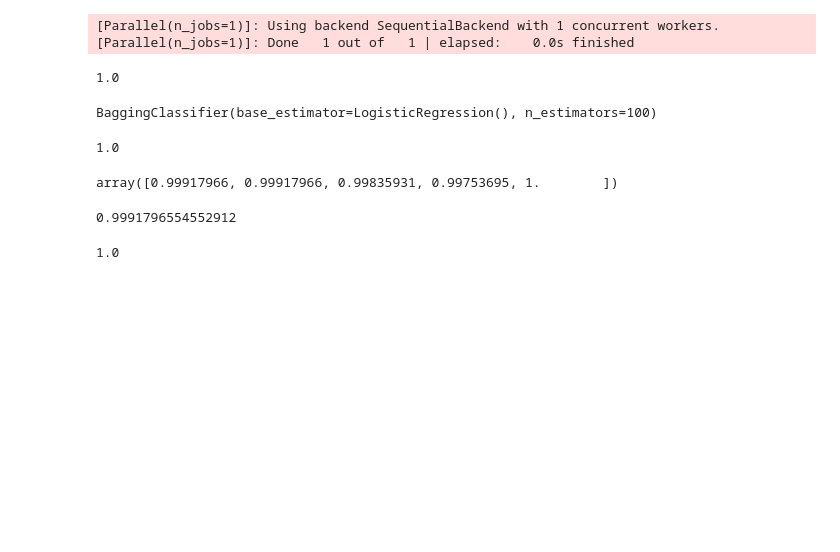
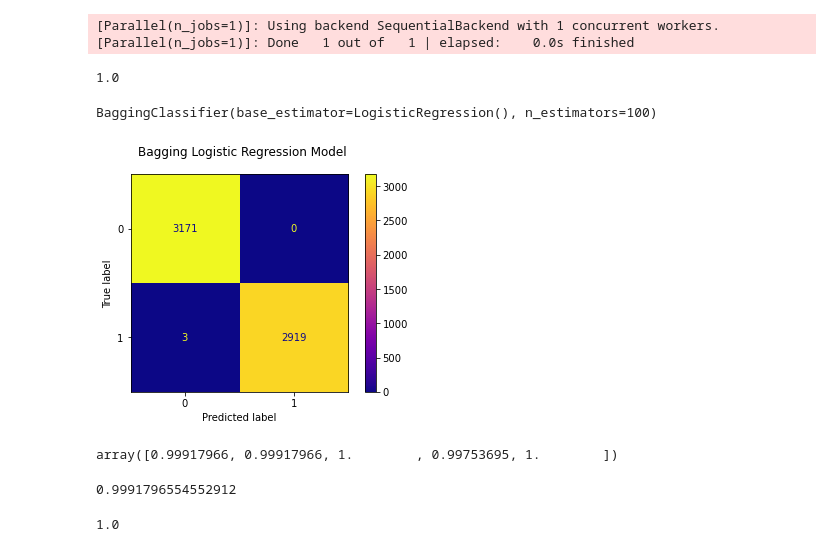
Before and after one commit to markrubin85/Mushroom_Class, a Jupyter notebook: Mushroom_Classification_Workflow.ipynb, the cells around one changed output. Cells and saved outputs as stored; diff of their text form; code cells hidden in the pictures; blank space fills up the shorter version.

```diff
--- a/Mushroom_Classification_Workflow.ipynb
+++ b/Mushroom_Classification_Workflow.ipynb
@@ -34,7 +35,7 @@ from sklearn.metrics import plot_roc_curve
 # %% [markdown]
 **Data Cleaning**
 # %%
-df = pd.read_csv('Data/agaricus-lepiota.csv')
+df = pd.read_csv('Mushroom_Class/Data/agaricus-lepiota.csv')
 df.shape
 # %% [output]
 (8124, 23)
@@ -1668,15 +1679,19 @@ bag = BaggingClassifier(base_estimator=LogisticRegression(),n_estimators=100)
 bag.fit(X_train, y_train)
 # %% [output]
 BaggingClassifier(base_estimator=LogisticRegression(), n_estimators=100)
-# %%
-bag.score(X_test, y_test)
-# %% [output]
-1.0
+# %%
+fig, ax = plt.subplots()
+
+fig.suptitle("Bagging Logistic Regression Model")
+
+plot_confusion_matrix(bag, X_train, y_train, ax=ax, cmap="plasma");
+# %% [output]
+[figure, added]
 # %%
 scores = cross_val_score(estimator=bag, X=X_train, y=y_train, cv=5)
 scores
 # %% [output]
-array([0.99917966, 0.99917966, 0.99835931, 0.99753695, 1.        ])
+array([0.99917966, 0.99917966, 1.        , 0.99753695, 1.        ])
 # %%
 np.median(scores)
 # %% [output]
```
Also changed, not shown: parts of 65 cells of this notebook, 1 other file.
